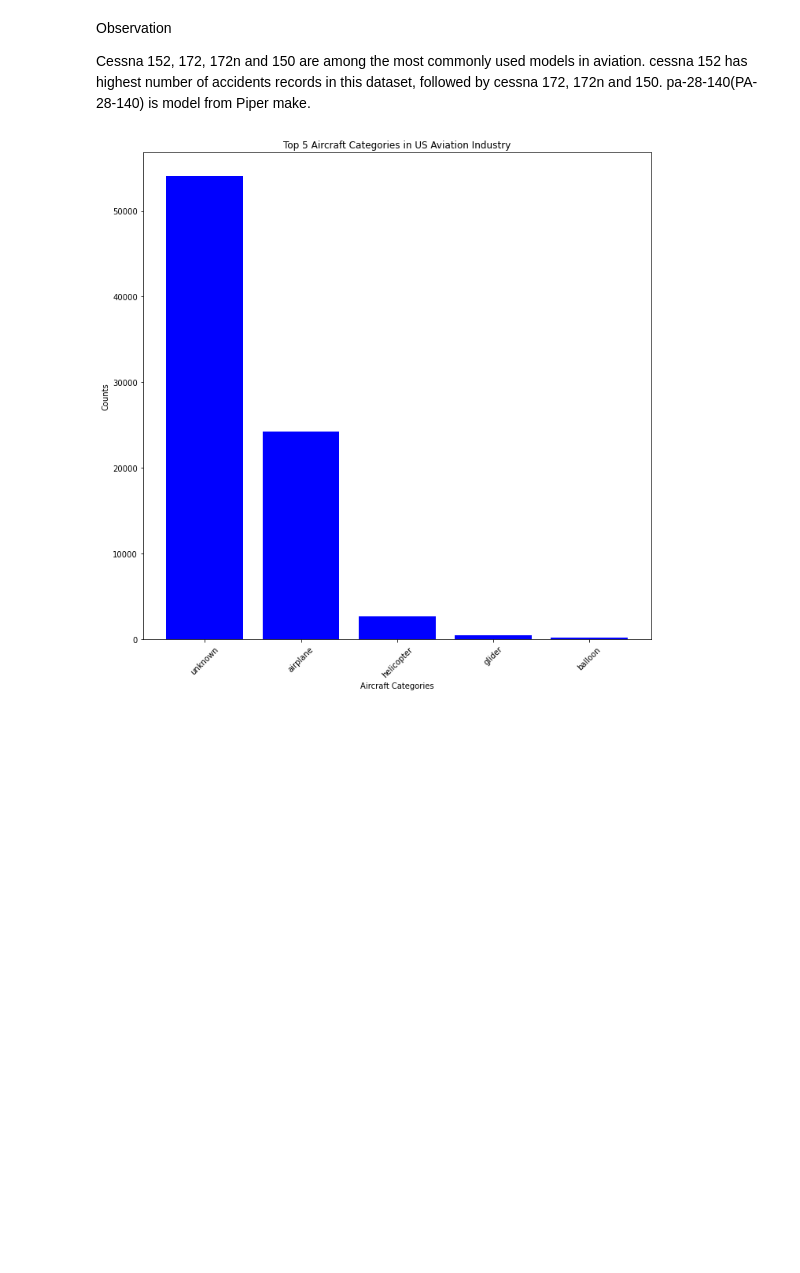
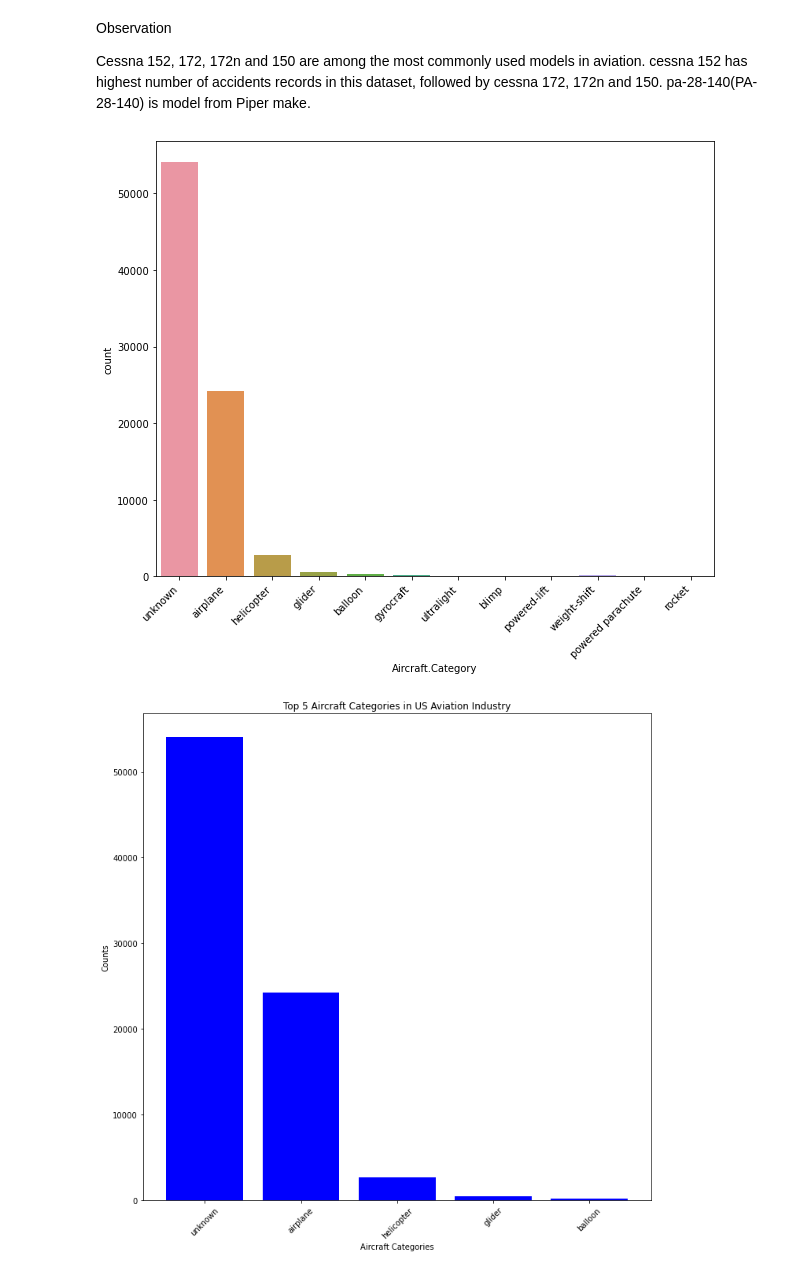
Before and after one commit to sharleneateyo/phase_1_project, a Jupyter notebook: notebook.ipynb, the cells around one changed output. Saved outputs shown, nothing was run; the diff lists cells and outputs as text; code cells hidden in the pictures; blank space fills up the shorter version.

```diff
--- a/notebook.ipynb
+++ b/notebook.ipynb
@@ -462,4 +462,14 @@ Observation
 Cessna 152, 172, 172n and 150 are among the most commonly used models in aviation. cessna 152 has highest number of
 accidents records in this dataset, followed by cessna 172, 172n and 150. pa-28-140(PA-28-140) is model from Piper
 make.
+# %%
+# plotting count plot of aircraft category
+plt.figure(figsize=(10, 8))
+sns.countplot(us_aviation_accidents_data['Aircraft.Category'])
+
+plt.xticks(rotation=45, ha="right")
+
+plt.show()
+# %% [output]
+[figure, added]
 # %%
```
Also changed, not shown: parts of 19 cells of this notebook, 4 other files.
